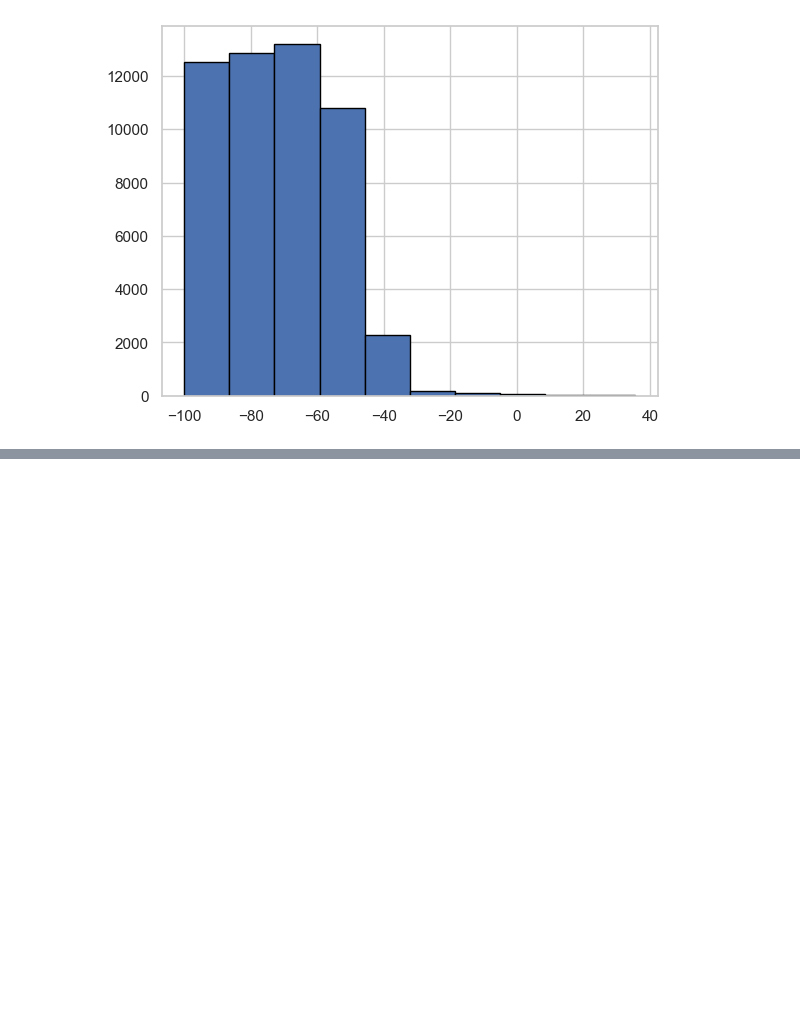
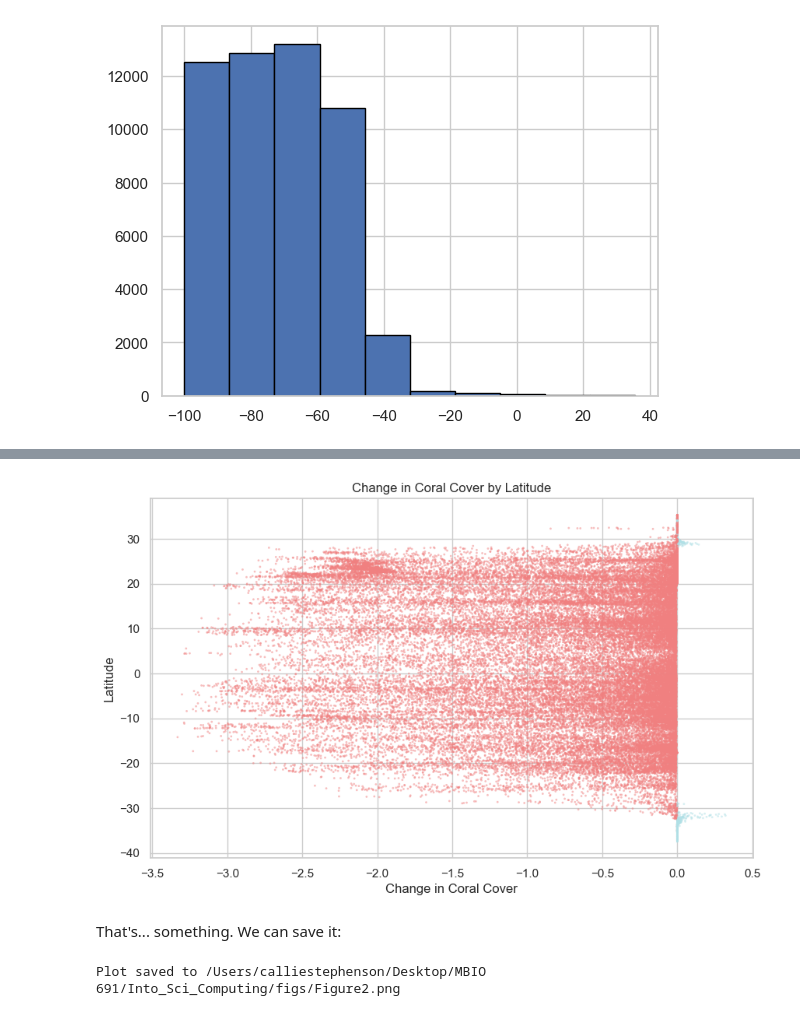
Before and after one commit to CallieStephenson/Into_Sci_Computing, a Jupyter notebook: Project.ipynb, the cells around one changed output, grey strips where cells are left out. Saved outputs shown, nothing was run; the diff lists cells and outputs as text; code cells hidden in the pictures; blank space fills up the shorter version.

```diff
--- a/Project.ipynb
+++ b/Project.ipynb
@@ -295,0 +315,62 @@ Plot saved to /Users/calliestephenson/Desktop/MBIO 691/Into_Sci_Computing/figs/c
+# %%
+# Create a column to label values as 'Positive' or 'Negative'
+data_avg_across_models['coral_cover_category'] = data_avg_across_models['coral_cover_change'].apply(lambda x: 'Positive' if x > 0 else 'Negative')
+
+# Set the plot style
+sns.set(style="whitegrid")
+plt.figure(figsize=(10, 6))
+
+# Create the scatter plot with conditional colors
+sns.scatterplot(
+    y='latitude',
+    x='coral_cover_change',
+    data=data_avg_across_models,
+    hue='coral_cover_category',  # Color based on positive or negative values
+    palette={'Positive': 'powderblue', 'Negative': 'lightcoral'},  # Blue for positive, red for negative
+    marker='o',
+    edgecolor='none',
+    alpha=0.5,
+    s=4,
+    legend = False
+)
+
+# Set labels and title
+plt.ylabel("Latitude")
+plt.xlabel("Change in Coral Cover")
+plt.title("Change in Coral Cover by Latitude")
+plt.show()
+# %% [output]
+[figure, added]
+# %% [markdown]
+That's... something. We can save it:
+# %%
+# Set the plot style
+sns.set(style="whitegrid")
+plt.figure(figsize=(10, 6))
+
+# Create the scatter plot with conditional colors
+sns.scatterplot(
+    y='latitude',
+    x='coral_cover_change',
+    data=data_avg_across_models,
+    hue='coral_cover_category',  # Color based on positive or negative values
+    palette={'Positive': 'powderblue', 'Negative': 'lightcoral'},  # Blue for positive, red for negative
+    marker='o',
+    edgecolor='none',
+    alpha=0.5,
+    s=4,
+    legend = False
+)
+
+# Set labels and title
+plt.ylabel("Latitude")
+plt.xlabel("Change in Coral Cover")
+plt.title("Change in Coral Cover by Latitude")
+# Save the plot as a PNG file
+output_path = os.path.join(output_folder, "Figure2.png")
+plt.savefig(output_path, format='png', dpi=300, bbox_inches='tight')  # Save with high resolution
+plt.close()  # Close the figure to free up memory
+
+print(f"Plot saved to {output_path}")
+# %% [output]
+Plot saved to /Users/calliestephenson/Desktop/MBIO 691/Into_Sci_Computing/figs/Figure2.png
```
Also changed, not shown: parts of 4 cells of this notebook, 3 other files.
